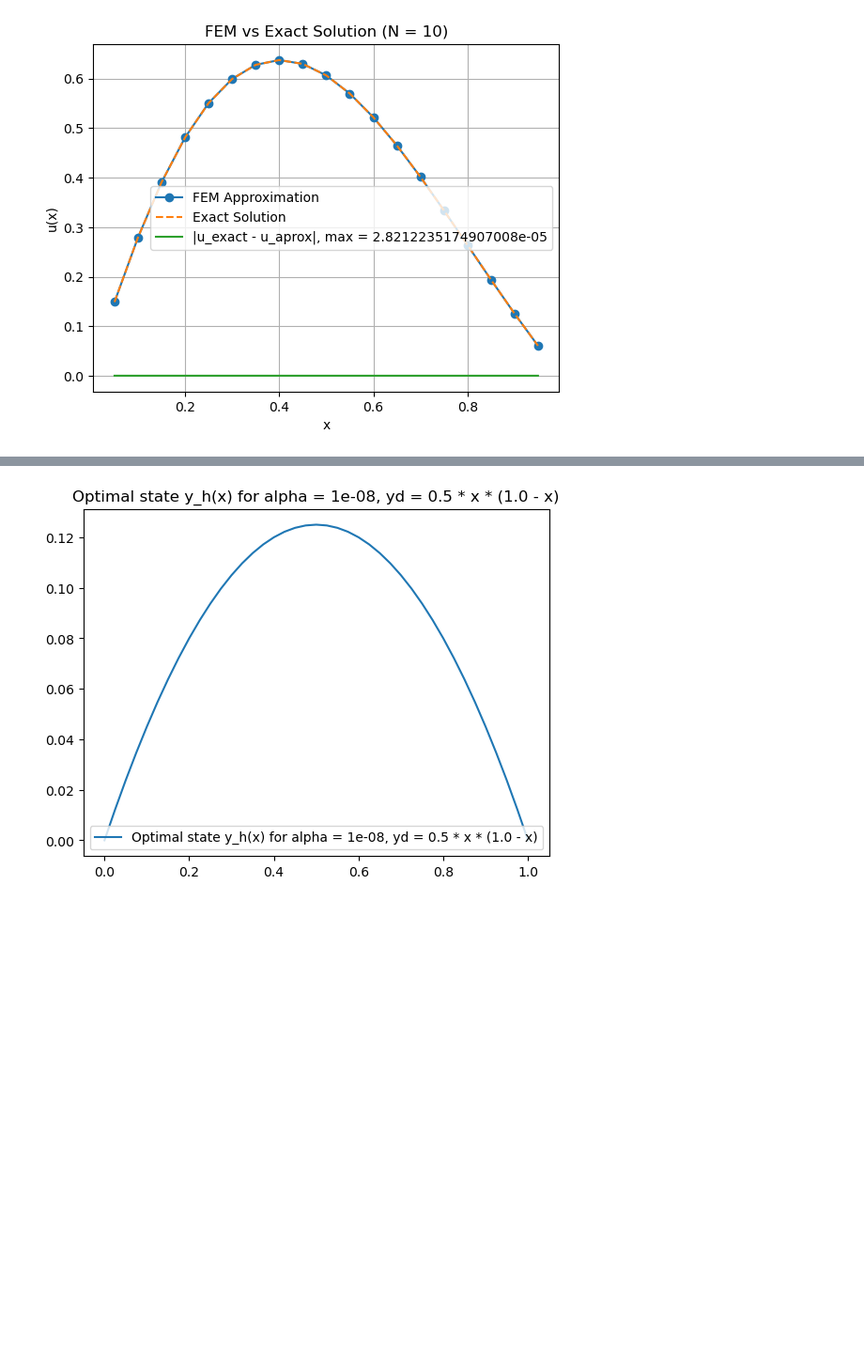
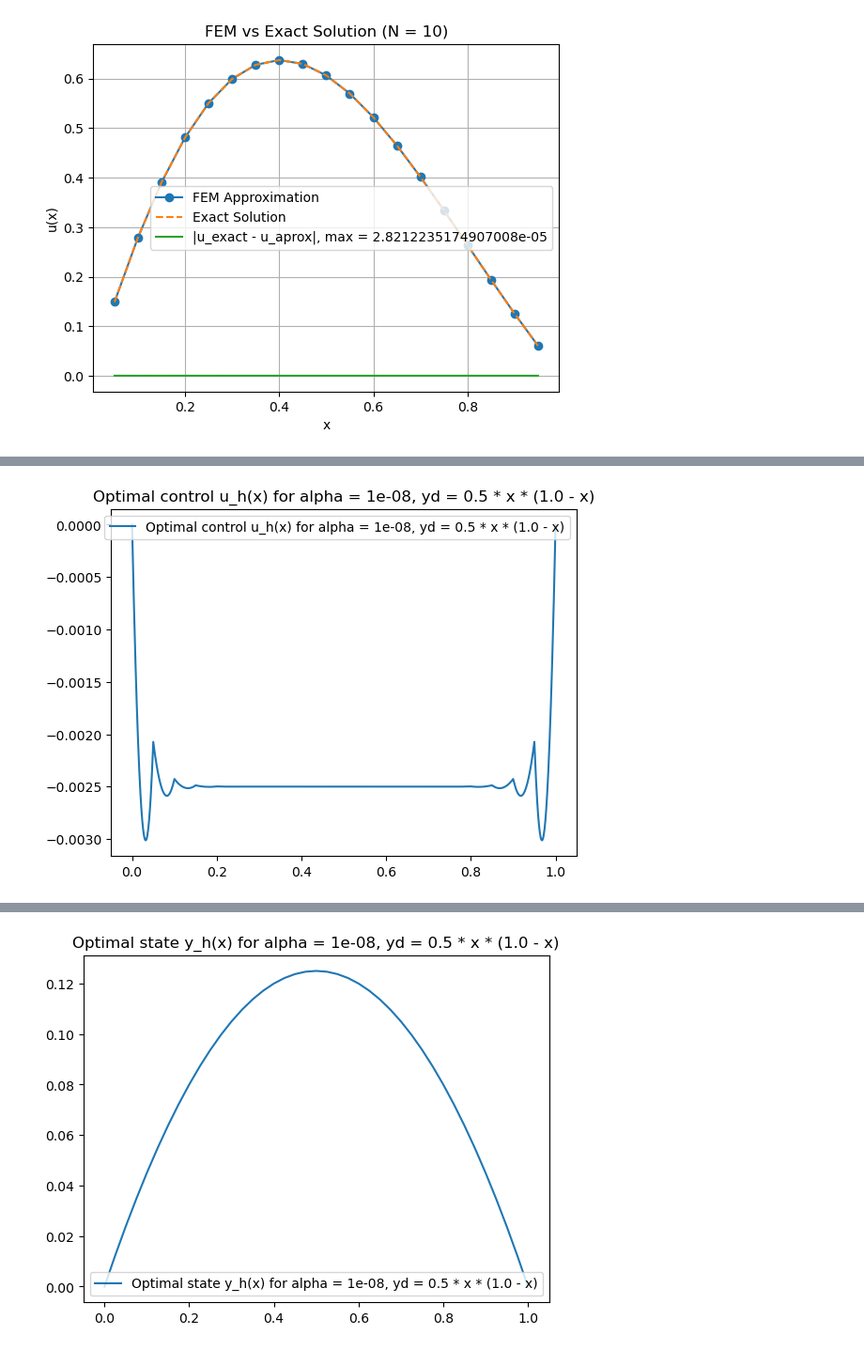
Before and after one commit to Hideaway27181/NumDifProsjekt2, a Jupyter notebook: Tests_and_results.ipynb, the cells around one changed output, grey strips where cells are left out. Shown at 94% size. Saved outputs shown, nothing was run; the diff lists cells and outputs as text; code cells hidden in the pictures; blank space fills up the shorter version.

Commit message:
Fikset plotter med interpolering

```diff
--- a/Tests_and_results.ipynb
+++ b/Tests_and_results.ipynb
@@ -315,3 +364,100 @@ plot_FEM_and_exact(u2, exact2, 10)
 # %% [output]
 [figure]
 [figure]
+# %%
+import numpy as np
+import matplotlib.pyplot as plt
+
+# Assume Psi_0, Psi_1, Psi_2 are defined elsewhere, e.g.:
+def Psi_0(xi):
+    # quadratic shape function for left node on reference element [0,1]
+    return 2*(xi-0.5)*(xi-1.0)
+def Psi_1(xi):
+    # quadratic shape function for mid node on reference element [0,1]
+    return 4*xi*(1.0-xi)
+def Psi_2(xi):
+    # quadratic shape function for right node on reference element [0,1]
+    return 2*xi*(xi-0.5)
+
+def plot_solution(nodes, y, exact=True, label_str="y_h(x)", Elements=None):
+    """
+    Plot a piecewise-quadratic function y given by the interior DOFs 'y'
+    on the mesh 'nodes'. If Elements is provided, use the interpolator to
+    evaluate the FEM solution at a fine grid; otherwise, use a naive approach.
+    """
+    if Elements is not None:
+        # Generate a fine grid over the domain [nodes[0], nodes[-1]]
+        x_fine = np.linspace(nodes[0], nodes[-1], 1000)
+        y_interp = interpolator(x_fine, Elements, y)
+        plt.figure()
+        plt.plot(x_fine, y_interp, label=label_str)
+        plt.title(label_str)
+        plt.legend()
+        plt.show()
+    else:
+        full_sol = np.zeros(len(nodes))
+        boundary0 = 0
+        boundary1 = len(nodes) - 1
+
+        # Fill interior values (assumes y holds interior DOFs)
+        idx = 0
+        for j in range(len(nodes)):
+            if j == boundary0 or j == boundary1:
+                full_sol[j] = 0.0  # boundary condition
+            else:
+                full_sol[j] = y[idx]
+                idx += 1
+
+        plt.figure()
+        plt.plot(nodes, full_sol, label=label_str)
+        plt.title(label_str)
+        plt.legend()
+        plt.show()
+
+def y_d_function(x):
+   return 0.5 * x * (1.0 - x)
+
+def y_d2_function(x):
+    return np.ones_like(x)
+
+def y_d3_function(x):
+    # NOTE: If you meant to use elementwise logic, you might want to use:
+    # return np.where((x >= 1/4) & (x <= 3/4), 1, 0)
+    # Here we use the latter:
+    return np.where((x >= 1/4) & (x <= 3/4), 1, 0)
+
+# --- Assume solve_optimal_control_1d is defined elsewhere ---
+# For example:
+# nodes, y_sol, u_sol, lam_sol = solve_optimal_control_1d(y_d_function, num_elems, alpha)
+
+num_elems = 20    # more elements => finer mesh
+alpha = 1e-8      # try changing alpha
+
+# Solve for the first desired state:
+nodes, y_sol, u_sol, lam_sol = solve_optimal_control_1d(y_d_function, num_elems, alpha)
+u_full = extend_solution(u_sol, nodes)
+# Plot state y_h using the naive approach (no interpolation)
+plot_solution(nodes, y_sol, label_str=(f"Optimal state y_h(x) for alpha = {alpha}, yd = 0.5 * x * (1.0 - x)"))
+
+# --- Create Elements list for quadratic FEM ---
+# Here, we assume that the full set of FEM degrees of freedom is of length len(nodes)
+# and that each element is formed by three consecutive DOFs.
+Elements = []
+for j in range(num_elems):
+    Elements.append([nodes[2*j], nodes[2*j+1], nodes[2*j+2]])
+
+# Plot control u_h using the interpolator:
+plot_solution(nodes, u_full, label_str=(f"Optimal control u_h(x) for alpha = {alpha}, yd = 0.5 * x * (1.0 - x)"), Elements=Elements)
+
+# Solve for the second desired state:
+nodes, y_sol2, u_sol2, lam_sol2 = solve_optimal_control_1d(y_d2_function, num_elems, alpha)
+u_full2 = extend_solution(u_sol2, nodes)
+plot_solution(nodes, y_sol2, label_str=(f"Optimal state y_h(x) for alpha = {alpha}, yd = 1"))
+plot_solution(nodes, u_full2, label_str=(f"Optimal control u_h(x) for alpha = {alpha}, yd = 1"), Elements=Elements)
+
+# Solve for the third desired state:
+nodes, y_sol3, u_sol3, lam_sol3 = solve_optimal_control_1d(y_d3_function, num_elems, alpha)
+u_full3 = extend_solution(u_sol3, nodes)
+plot_solution(nodes, y_sol3, label_str=(f"Optimal state y_h(x) for alpha = {alpha}, yd = 1 in [1/4,3/4] and 0 else"))
+plot_solution(nodes, u_full3, label_str=(f"Optimal control u_h(x) for alpha = {alpha}, yd = 1 in [1/4,3/4] and 0 else"), Elements=Elements)
+# %% [output]
@@ -317,0 +465 @@ plot_FEM_and_exact(u2, exact2, 10)
+[figure, added]
```
Also changed, not shown: parts of 3 cells of this notebook.
